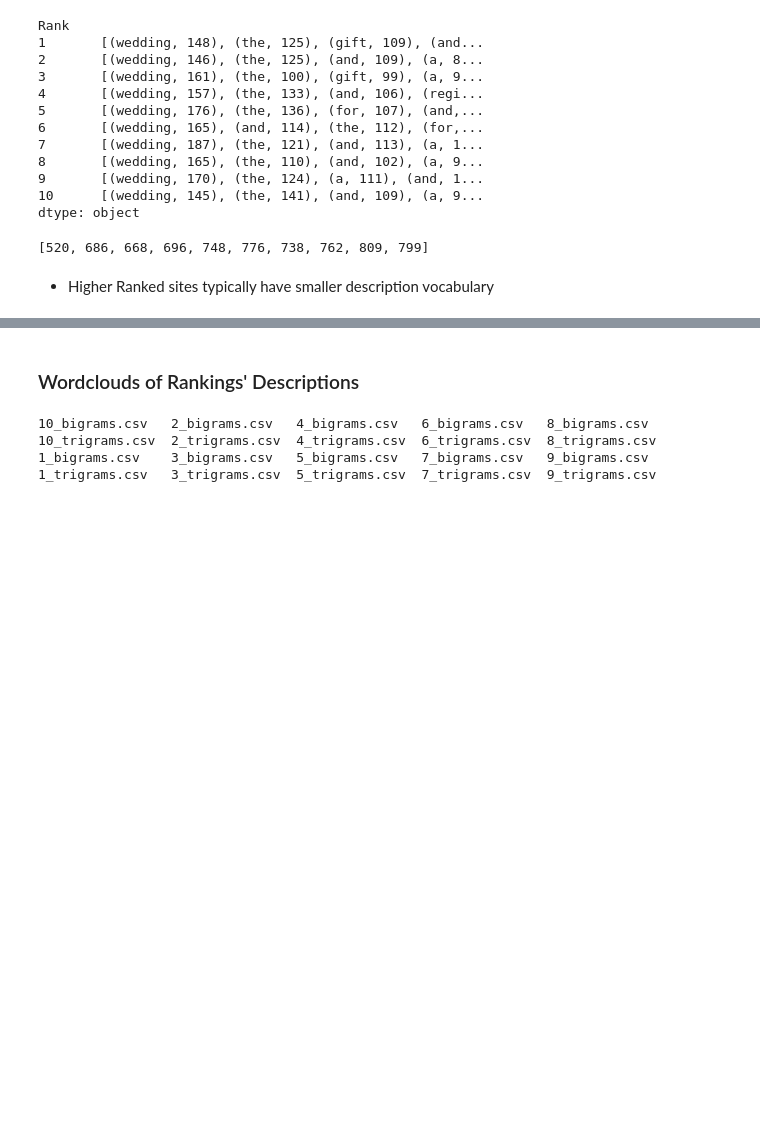
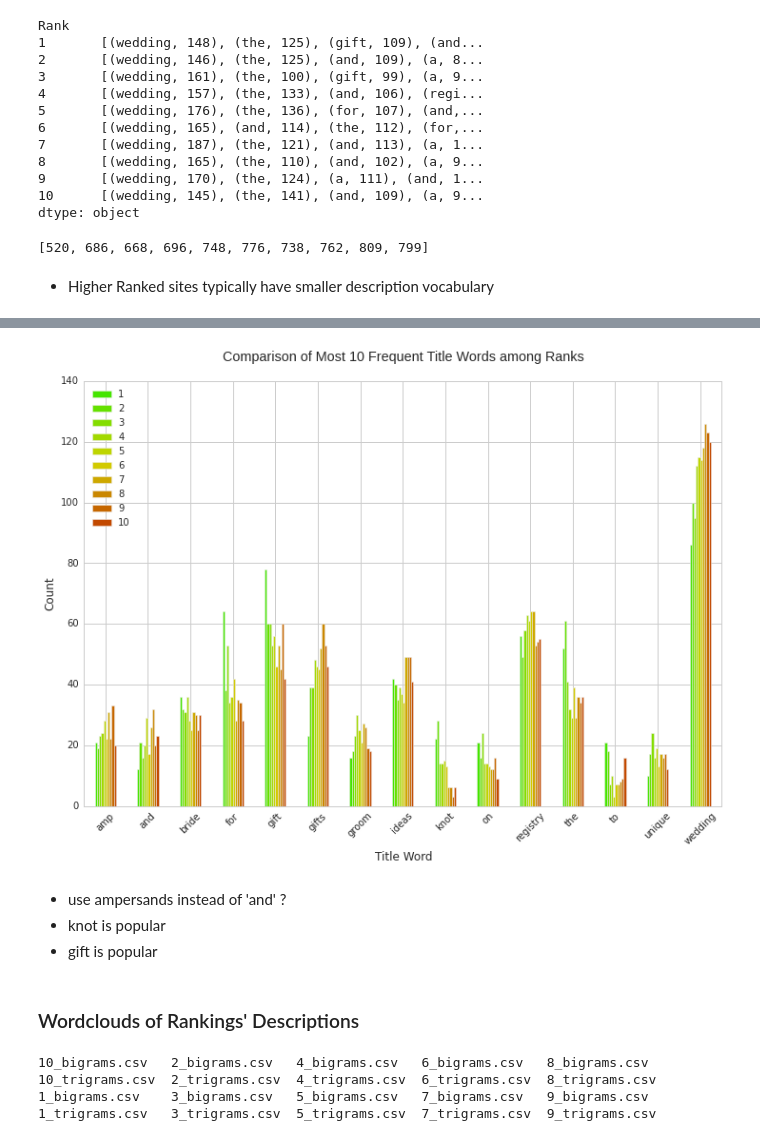
Before and after one commit to kevin11h/macys, a Jupyter notebook: Wedding Keyword SEO.ipynb, the cells around one changed output, grey strips where cells are left out. Drawn from its saved outputs; the diff is of its cells as text; code cells hidden in the pictures; blank space fills up the shorter version.

```diff
--- a/Wedding Keyword SEO.ipynb
+++ b/Wedding Keyword SEO.ipynb
@@ -267,0 +294,8 @@ plt.savefig('comparison_frequent_words.png', type='png')
+# %%
+def lowercase_and_make_title_wordlist_for_rank_class(sub_dataframe):
+    s = map(lowercase_remove_punctuation_and_tokenize, sub_dataframe.Title)
+    description_wordlist = reduce(lambda description_wordlist, desc_wl : description_wordlist + Counter(desc_wl), s, Counter())
+    return description_wordlist.most_common(len(description_wordlist))
+
+rank_vs_title_wordlist = wedding_df[['Title', 'Rank']].groupby('Rank').apply(lowercase_and_make_title_wordlist_for_rank_class)
+rank_vs_title_wordlist
@@ -268,3 +315,31 @@ plt.savefig('comparison_frequent_words.png', type='png')
+# %%
+def preprocess_and_concatenate_titles(subdataframe):
+    s = map(lambda s : remove_numbers(lowercase_remove_punctuation(s)), subdataframe.Title)
+    s = reduce(lambda all_description, description : all_description + ' ' + description, s, '')
+    return s
+
+s = wedding_df[['Title', 'Rank']].groupby('Rank').apply(preprocess_and_concatenate_titles)
+# %%
+countvec = CountVectorizer()
+td_matrix = countvec.fit_transform(s.values)
+td_df = pd.DataFrame(td_matrix.toarray().T, columns=range(1, 11), index=countvec.get_feature_names())
+# %%
+topn = 10
+topn_words_for_all_ranks_combined = reduce(lambda s, wclist : s | set(map(lambda wc : wc[0], wclist[:topn])), rank_vs_title_wordlist, set())
+# %%
+my_colors = ['#45E500', '#65E100', '#84DD00', '#A2D900', '#BED500', '#D2CA00', '#CEA800', '#CA8700', '#C66700', '#C24900', '#BF2C00']
+ax = td_df.ix[sorted(topn_words_for_all_ranks_combined)].plot(kind='bar', figsize=(12, 8), color=my_colors)
+ax.set_ylabel("Count")
+ax.set_xlabel("Title Word")
+plt.xticks(rotation=45);
+plt.title("Comparison of Most {0} Frequent Title Words among Ranks\n".format(topn))
+plt.savefig('title_frequent_words.png', type='png')
+# %% [output]
+[figure, added]
+# %% [markdown]
+* use ampersands instead of 'and' ?
+* knot is popular
+* gift is popular
 # %% [markdown]
 ### Wordclouds of Rankings' Descriptions
 # %%
```
Also changed, not shown: parts of 11 cells of this notebook.
